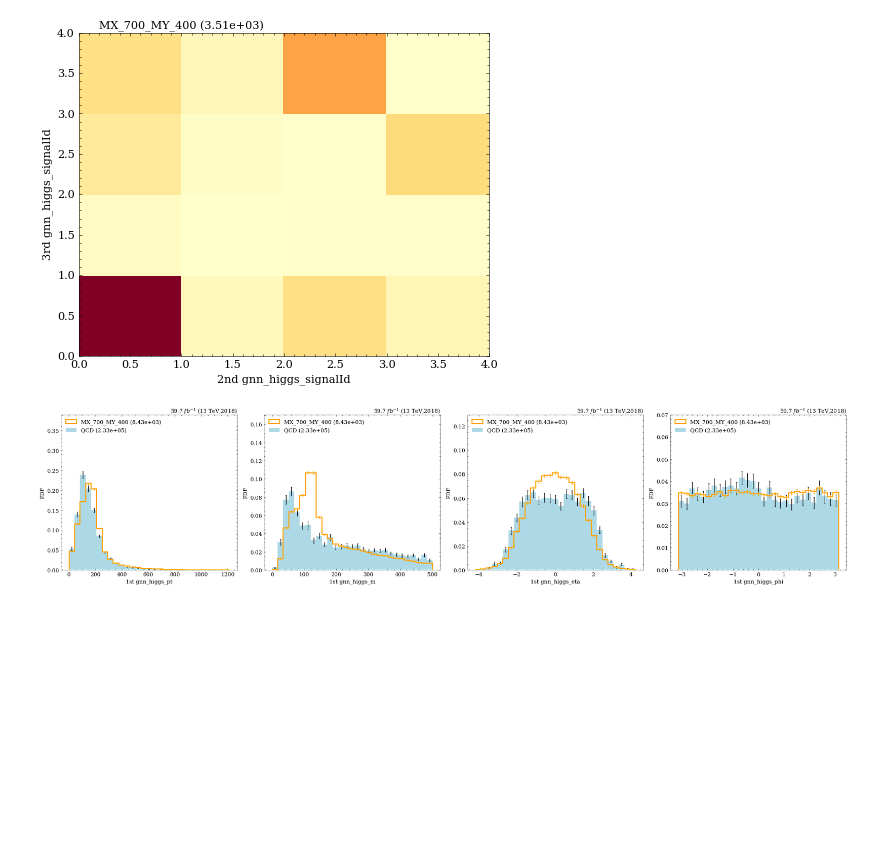
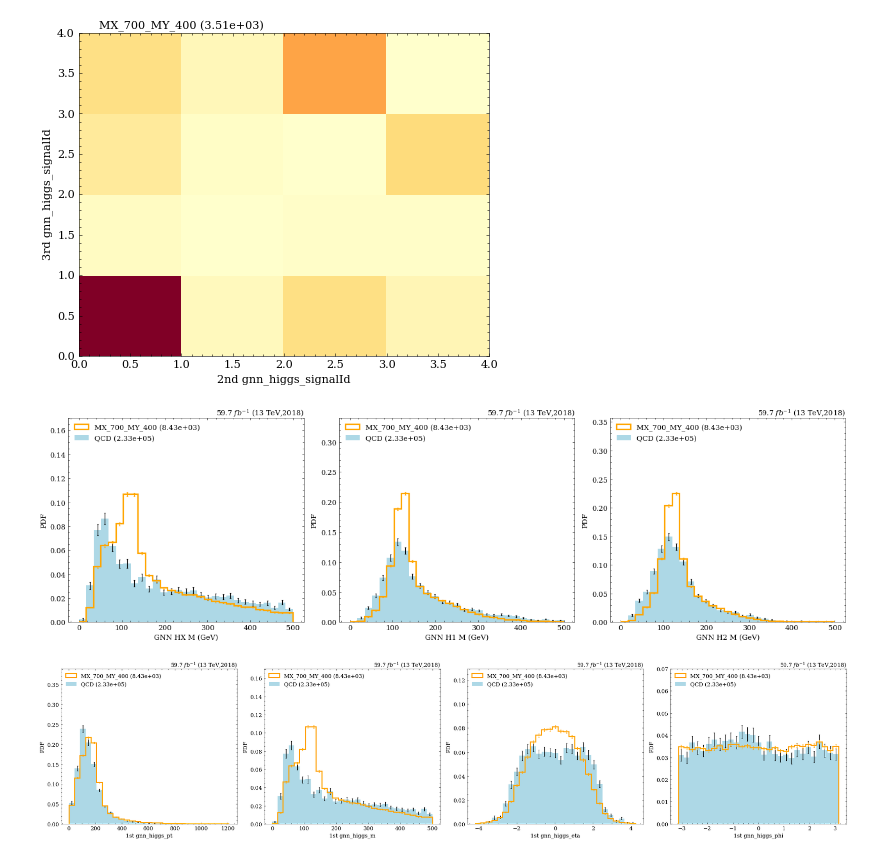
Before and after one commit to ekoenig4/analysis, a Jupyter notebook: jupyter/sixb/weaver/hy_jet_classifier/100_epoch_benchmark.ipynb, the cells around one changed output. Saved outputs shown, nothing was run; the diff lists cells and outputs as text; code cells hidden in the pictures; blank space fills up the shorter version.

```diff
--- a/jupyter/sixb/weaver/hy_jet_classifier/100_epoch_benchmark.ipynb
+++ b/jupyter/sixb/weaver/hy_jet_classifier/100_epoch_benchmark.ipynb
@@ -255,6 +255,18 @@ study.quick2d(
 )
 # %% [output]
 [figure]
+# %%
+study.quick(
+    sixb+qcd,
+    legend=True,
+    varlist=[f'gnn_higgs_m[:,{i}]' for i in range(3)],
+    xlabels=['GNN HX M (GeV)','GNN H1 M (GeV)','GNN H2 M (GeV)'],
+    efficiency=True,
+    dim=-1,
+    saveas='sixb/gnn_hy_pairer_higgs_masses'
+)
+# %% [output]
+[figure, added]
 # %%
 for i in range(3):
     study.quick(
```
Also changed, not shown: 6 other files.
